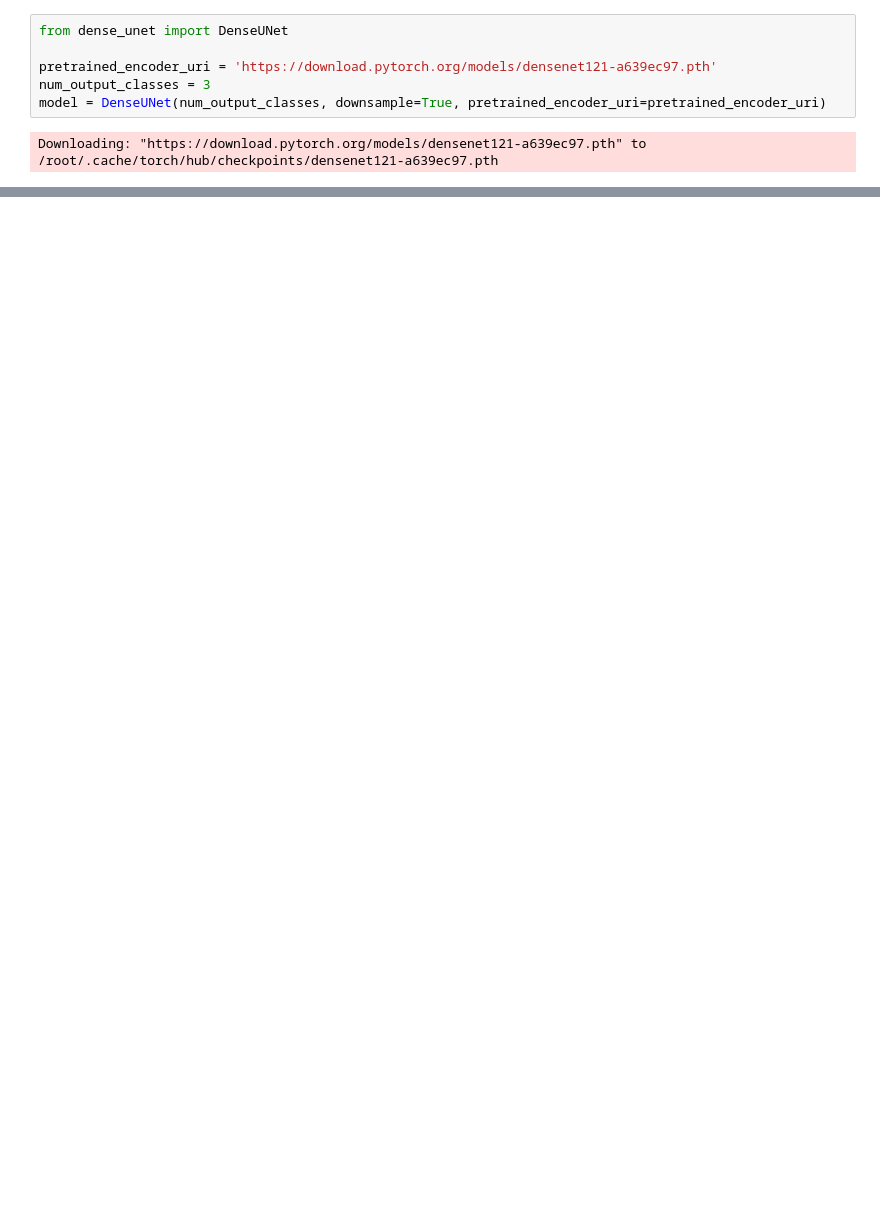
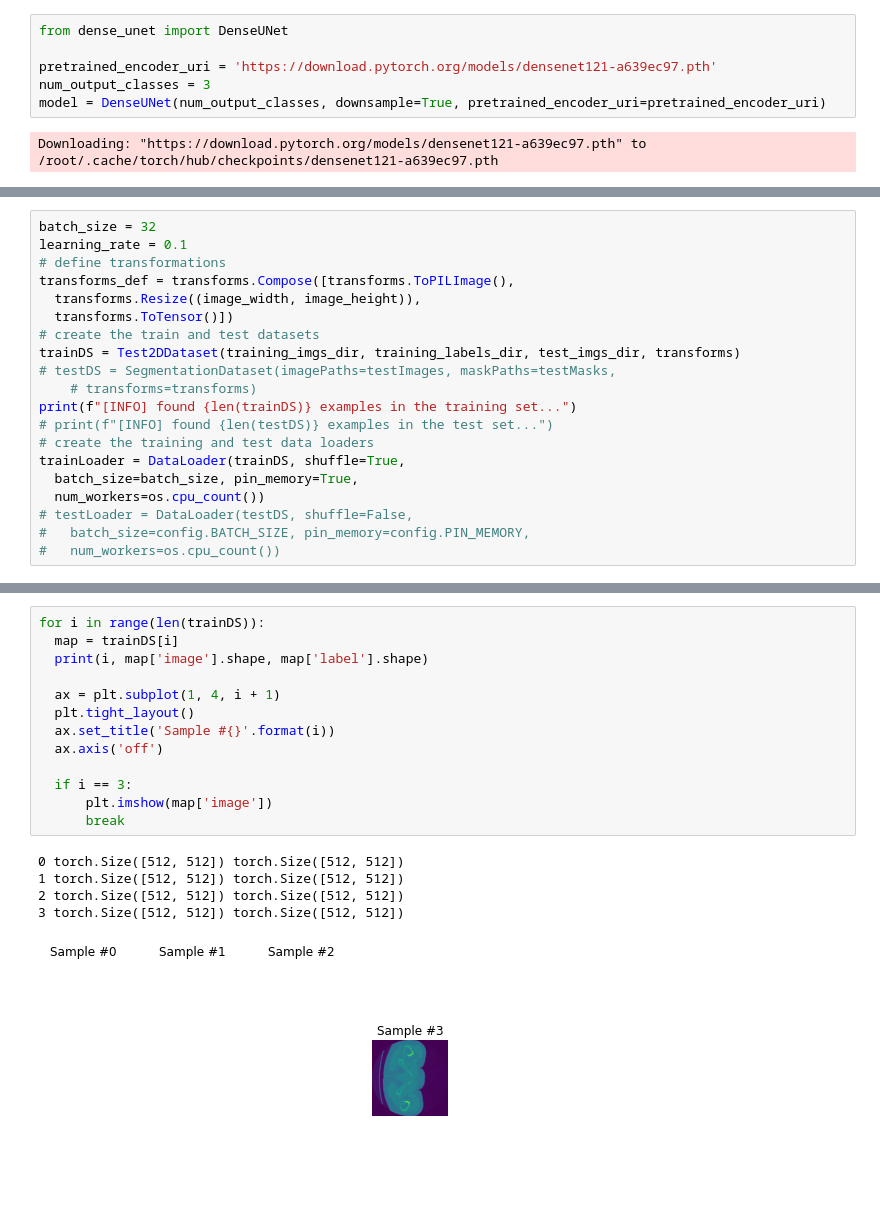
Before and after one commit to qzlinqian/6_869_project_med_seg, a Jupyter notebook: segmentation.ipynb, the cells around one changed output, grey strips where cells are left out. Saved outputs shown, nothing was run; the diff lists cells and outputs as text; blank space fills up the shorter version.

```diff
--- a/segmentation.ipynb
+++ b/segmentation.ipynb
@@ -123,0 +336,20 @@ Downloading: "https://download.pytorch.org/models/densenet121-a639ec97.pth" to /
+# %%
+batch_size = 32
+learning_rate = 0.1
+# define transformations
+transforms_def = transforms.Compose([transforms.ToPILImage(),
+  transforms.Resize((image_width, image_height)),
+  transforms.ToTensor()])
+# create the train and test datasets
+trainDS = Test2DDataset(training_imgs_dir, training_labels_dir, test_imgs_dir, transforms)
+# testDS = SegmentationDataset(imagePaths=testImages, maskPaths=testMasks,
+    # transforms=transforms)
+print(f"[INFO] found {len(trainDS)} examples in the training set...")
+# print(f"[INFO] found {len(testDS)} examples in the test set...")
+# create the training and test data loaders
+trainLoader = DataLoader(trainDS, shuffle=True,
+  batch_size=batch_size, pin_memory=True,
+  num_workers=os.cpu_count())
+# testLoader = DataLoader(testDS, shuffle=False,
+# 	batch_size=config.BATCH_SIZE, pin_memory=config.PIN_MEMORY,
+# 	num_workers=os.cpu_count())
@@ -123,0 +371,19 @@ Downloading: "https://download.pytorch.org/models/densenet121-a639ec97.pth" to /
+# %%
+for i in range(len(trainDS)):
+  map = trainDS[i]
+  print(i, map['image'].shape, map['label'].shape)
+
+  ax = plt.subplot(1, 4, i + 1)
+  plt.tight_layout()
+  ax.set_title('Sample #{}'.format(i))
+  ax.axis('off')
+
+  if i == 3:
+      plt.imshow(map['image'])
+      break
+# %% [output]
+0 torch.Size([512, 512]) torch.Size([512, 512])
+1 torch.Size([512, 512]) torch.Size([512, 512])
+2 torch.Size([512, 512]) torch.Size([512, 512])
+3 torch.Size([512, 512]) torch.Size([512, 512])
+[figure, added]
```
Also changed, not shown: parts of 14 cells of this notebook.
